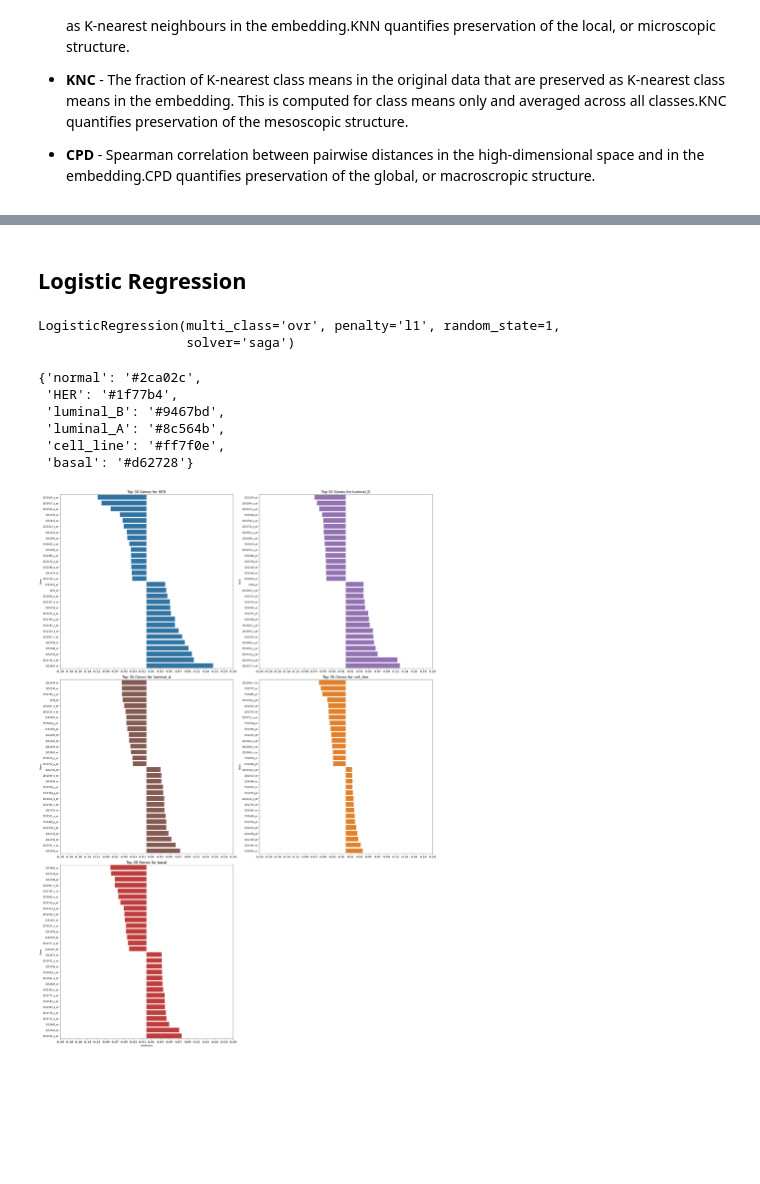
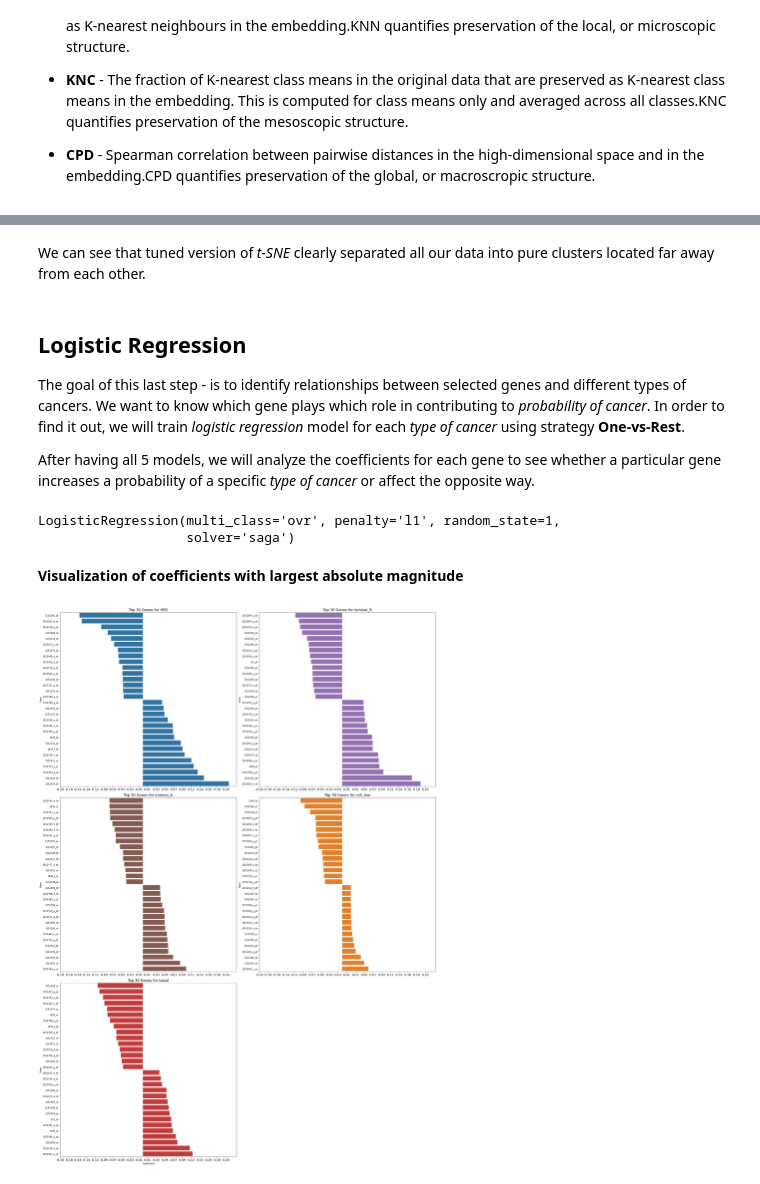
Before and after one commit to IceRocky/tsne_genes_analysis, a Jupyter notebook: breast_cancer_analysis.ipynb, the cells around one changed output, grey strips where cells are left out. Drawn from its saved outputs; the diff is of its cells as text; code cells hidden in the pictures; blank space fills up the shorter version.

```diff
--- a/breast_cancer_analysis.ipynb
+++ b/breast_cancer_analysis.ipynb
@@ -633,5 +635,12 @@ plt.show()
+# %% [markdown]
+We can see that tuned version of *t-SNE* clearly separated all our data into pure clusters located far away from each other.
 # %% [markdown]
 ## Logistic Regression
+
+The goal of this last step - is to identify relationships between selected genes and different types of cancers.
+We want to know which gene plays which role in contributing to *probability of cancer*. In order to find it out, we will train *logistic regression* model for each *type of cancer* using strategy **One-vs-Rest**.
+
+After having all 5 models, we will analyze the coefficients for each gene to see whether a particular gene increases a probability of a specific *type of cancer* or affect the opposite way.
 # %%
 logreg = LogisticRegression(penalty="l1",
                             solver="saga",
@@ -652,39 +658,33 @@ lumB_coeffs = logreg.coef_[2]
 lumA_coeffs = logreg.coef_[3]
 cellline_coeffs = logreg.coef_[4]
 basal_coeffs = logreg.coef_[5]
-# %%
-color_map
-# %% [output]
-{'normal': '#2ca02c',
- 'HER': '#1f77b4',
- 'luminal_B': '#9467bd',
- 'luminal_A': '#8c564b',
- 'cell_line': '#ff7f0e',
- 'basal': '#d62728'}
+# %% [markdown]
+**Visualization of coefficients with largest absolute magnitude**
 # %%
 fig, axes = plt.subplots(3, 2, figsize=(25, 35), sharex=True)
 categories = ['HER', 'luminal_B', 'luminal_A', 'cell_line', 'basal']
 coefficients = [her_coeffs, lumB_coeffs, lumA_coeffs, cellline_coeffs, basal_coeffs]
 
 
 xticks = np.linspace(-0.2, 0.2, 20)
 xtick_labels = [f"{x:.2f}" for x in xticks]
 
 for i, (coef, category) in enumerate(zip(coefficients, categories)):
     ax = axes.flat[i]
     top_indices = list(np.argsort(coef)[-15:]) + list(np.argsort(coef)[:15])
 
     data = pd.DataFrame({'Gene': genes_names[top_indices], 'Coefficient': coef[top_indices]})
-    sns.barplot(x='Coefficient', y='Gene', data=data.sort_values('Coefficient', ascending=True), ax=ax, palette=[color_map[category] for _ in range(30)])
+    sns.barplot(x='Coefficient', y='Gene', data=data.sort_values('Coefficient', ascending=True),
+                ax=ax, palette=[color_map[category] for _ in range(30)])
     ax.set_title(f'Top 30 Genes for {category}', fontsize=16)
     ax.set_xticks(xticks)
     ax.set_xticklabels(xtick_labels, fontsize=14)
     ax.xaxis.set_tick_params(which='both', labelbottom=True)
 
 for j in range(i + 1, 6):
     fig.delaxes(axes.flatten()[j])
 
 plt.tight_layout()
 plt.show()
 # %% [output]
-[figure, old version]
+[figure, new version]
```
Also changed, not shown: parts of 17 cells of this notebook.
